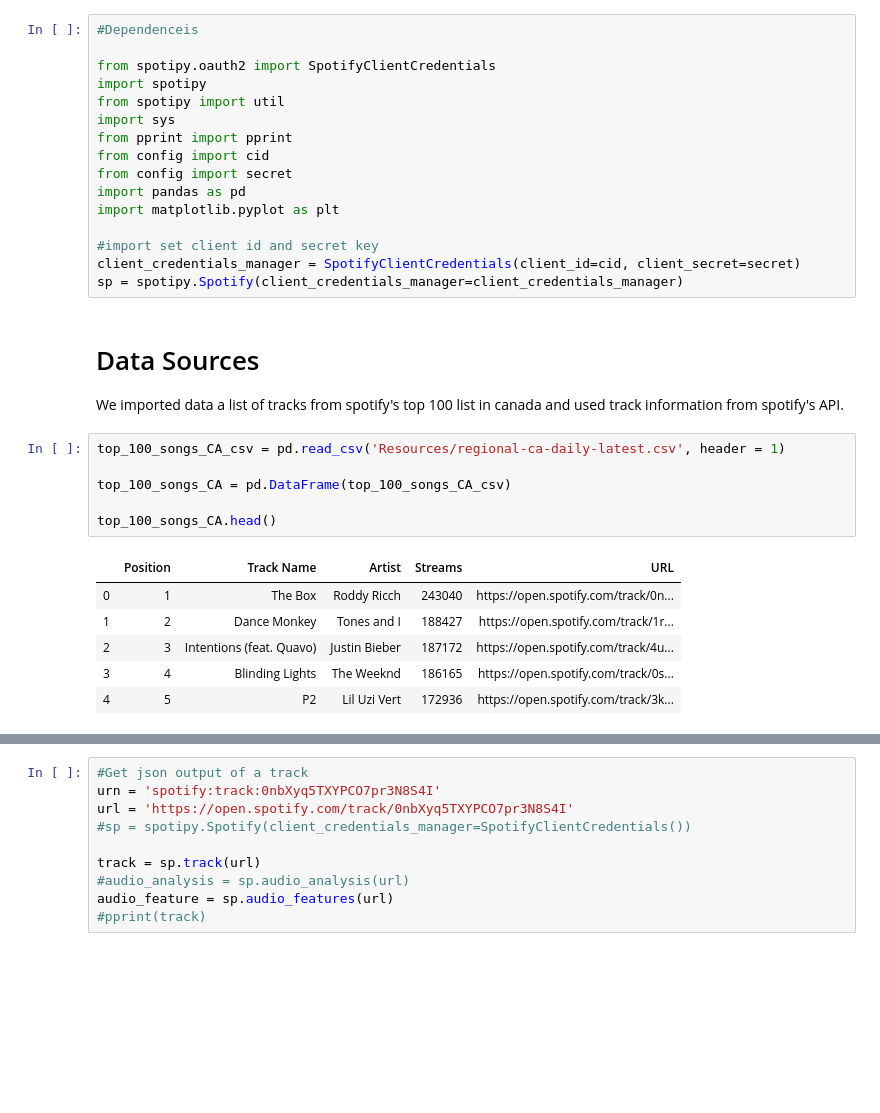
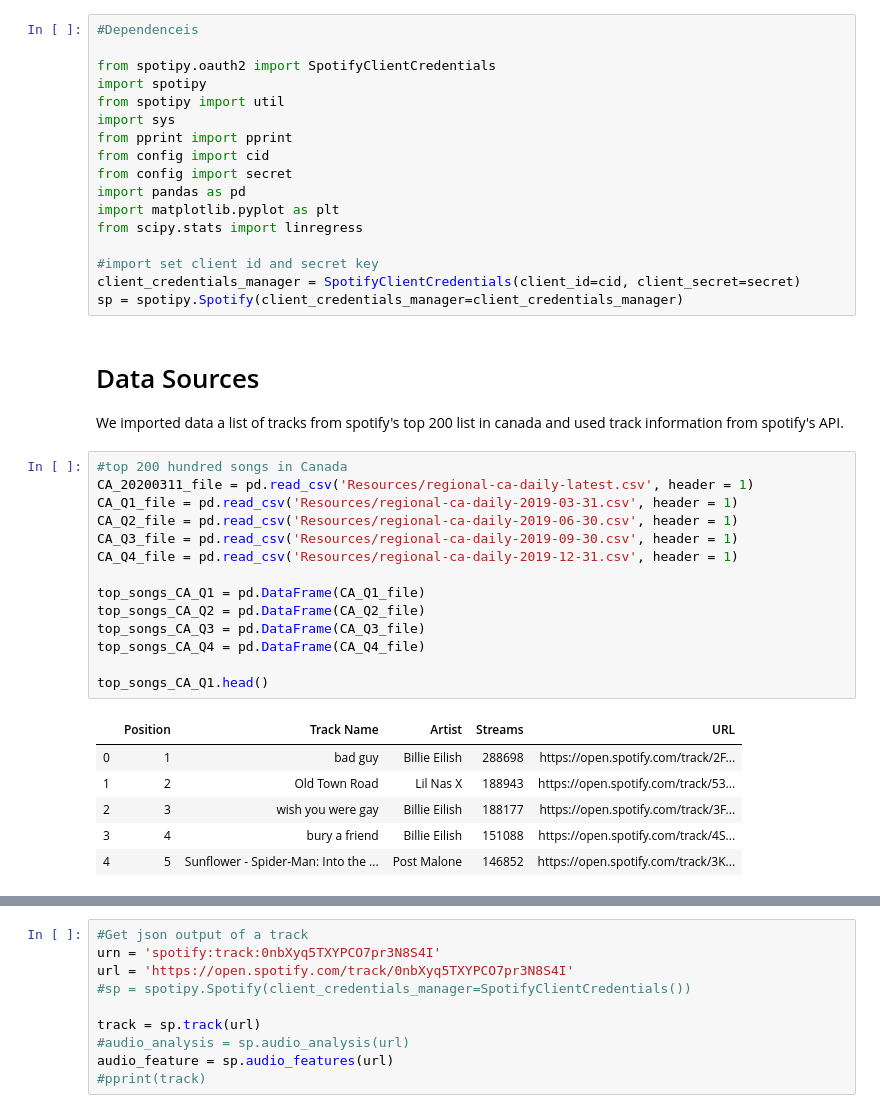
Before and after one commit to navidmalakootikhah/Project-One, a Jupyter notebook: analysis.ipynb, the cells around one changed output, grey strips where cells are left out. Saved outputs shown, nothing was run; the diff lists cells and outputs as text; blank space fills up the shorter version.

```diff
--- a/analysis.ipynb
+++ b/analysis.ipynb
@@ -10,6 +10,7 @@ from config import cid
 from config import secret
 import pandas as pd
 import matplotlib.pyplot as plt
+from scipy.stats import linregress
 
 #import set client id and secret key
 client_credentials_manager = SpotifyClientCredentials(client_id=cid, client_secret=secret)
@@ -17,17 +18,25 @@ sp = spotipy.Spotify(client_credentials_manager=client_credentials_manager)
 # %% [markdown]
 # Data Sources
 
-We imported data a list of tracks from spotify's top 100 list in canada and used track information from spotify's API.
+We imported data a list of tracks from spotify's top 200 list in canada and used track information from spotify's API.
-# %%
-top_100_songs_CA_csv = pd.read_csv('Resources/regional-ca-daily-latest.csv', header = 1)
-
-top_100_songs_CA = pd.DataFrame(top_100_songs_CA_csv)
-
-top_100_songs_CA.head()
-# %% [output]
-|  | Position | Track Name | Artist | Streams | URL |
-| 0 | 1 | The Box | Roddy Ricch | 243040 | https://open.spotify.com/track/0n... |
-| 1 | 2 | Dance Monkey | Tones and I | 188427 | https://open.spotify.com/track/1r... |
-| 2 | 3 | Intentions (feat. Quavo) | Justin Bieber | 187172 | https://open.spotify.com/track/4u... |
-| 3 | 4 | Blinding Lights | The Weeknd | 186165 | https://open.spotify.com/track/0s... |
-| 4 | 5 | P2 | Lil Uzi Vert | 172936 | https://open.spotify.com/track/3k... |
+# %%
+#top 200 hundred songs in Canada
+CA_20200311_file = pd.read_csv('Resources/regional-ca-daily-latest.csv', header = 1)
+CA_Q1_file = pd.read_csv('Resources/regional-ca-daily-2019-03-31.csv', header = 1)
+CA_Q2_file = pd.read_csv('Resources/regional-ca-daily-2019-06-30.csv', header = 1)
+CA_Q3_file = pd.read_csv('Resources/regional-ca-daily-2019-09-30.csv', header = 1)
+CA_Q4_file = pd.read_csv('Resources/regional-ca-daily-2019-12-31.csv', header = 1)
+
+top_songs_CA_Q1 = pd.DataFrame(CA_Q1_file)
+top_songs_CA_Q2 = pd.DataFrame(CA_Q2_file)
+top_songs_CA_Q3 = pd.DataFrame(CA_Q3_file)
+top_songs_CA_Q4 = pd.DataFrame(CA_Q4_file)
+
+top_songs_CA_Q1.head()
+# %% [output]
+|  | Position | Track Name | Artist | Streams | URL |
+| 0 | 1 | bad guy | Billie Eilish | 288698 | https://open.spotify.com/track/2F... |
+| 1 | 2 | Old Town Road | Lil Nas X | 188943 | https://open.spotify.com/track/53... |
+| 2 | 3 | wish you were gay | Billie Eilish | 188177 | https://open.spotify.com/track/3F... |
+| 3 | 4 | bury a friend | Billie Eilish | 151088 | https://open.spotify.com/track/4S... |
+| 4 | 5 | Sunflower - Spider-Man: Into the ... | Post Malone | 146852 | https://open.spotify.com/track/3K... |
```
Also changed, not shown: parts of 14 cells of this notebook.
